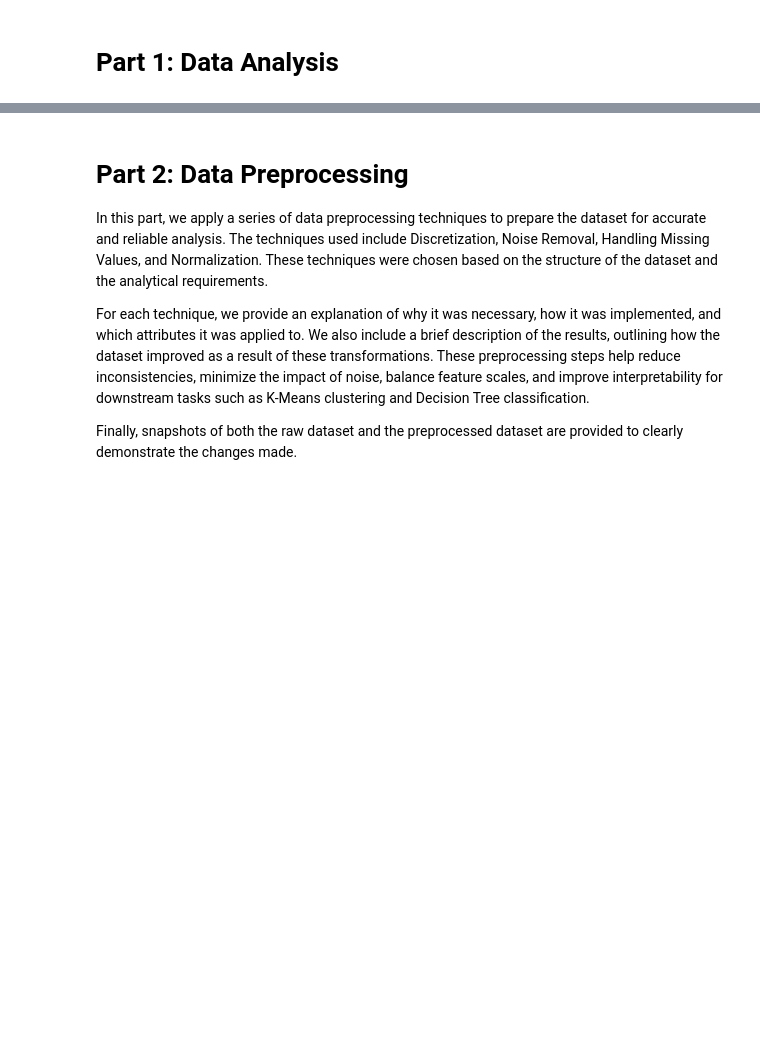
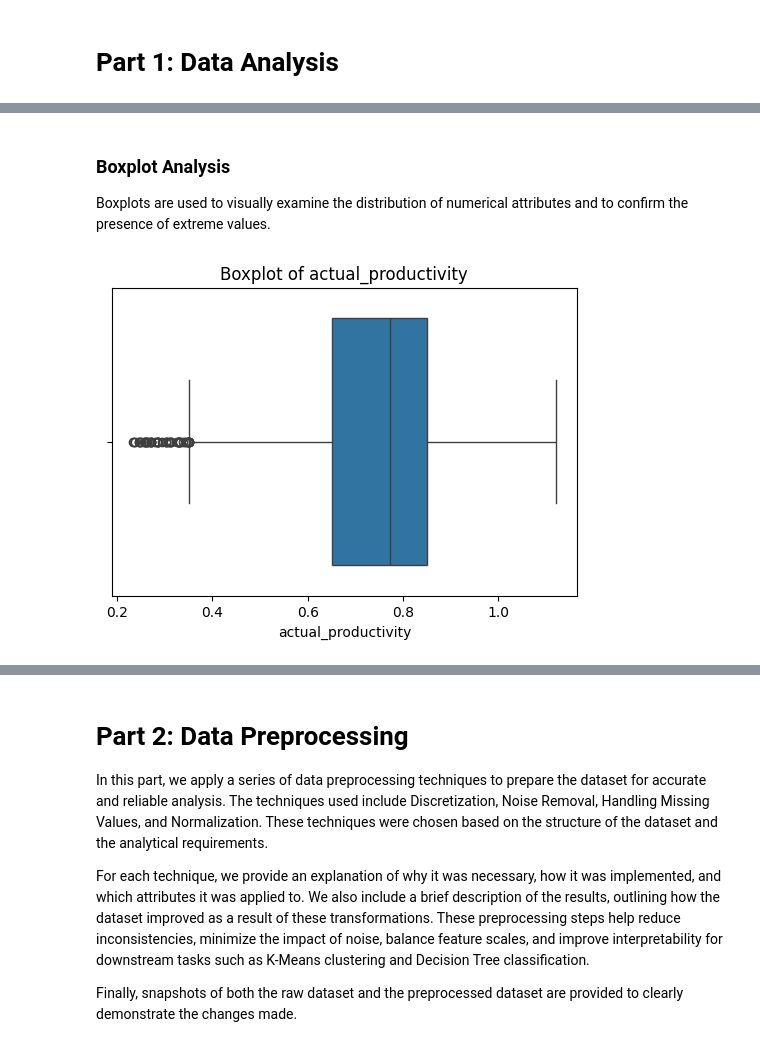
Before and after one commit to hind190/Data-Mining-Project-, a Jupyter notebook: phase2.ipynb, the cells around one changed output, grey strips where cells are left out. Drawn from its saved outputs; the diff is of its cells as text; code cells hidden in the pictures; blank space fills up the shorter version.

```diff
--- a/phase2.ipynb
+++ b/phase2.ipynb
@@ -22,0 +79,10 @@ Preprocessed_dataset = df.copy()
+# %% [markdown]
+### Boxplot Analysis
+Boxplots are used to visually examine the distribution of numerical attributes and to confirm the presence of extreme values.
+# %%
+plt.figure(figsize=(6,4))
+sns.boxplot(x=df['actual_productivity'])
+plt.title("Boxplot of actual_productivity")
+plt.show()
+# %% [output]
+[figure, added]
```
Also changed, not shown: parts of 19 cells of this notebook.
